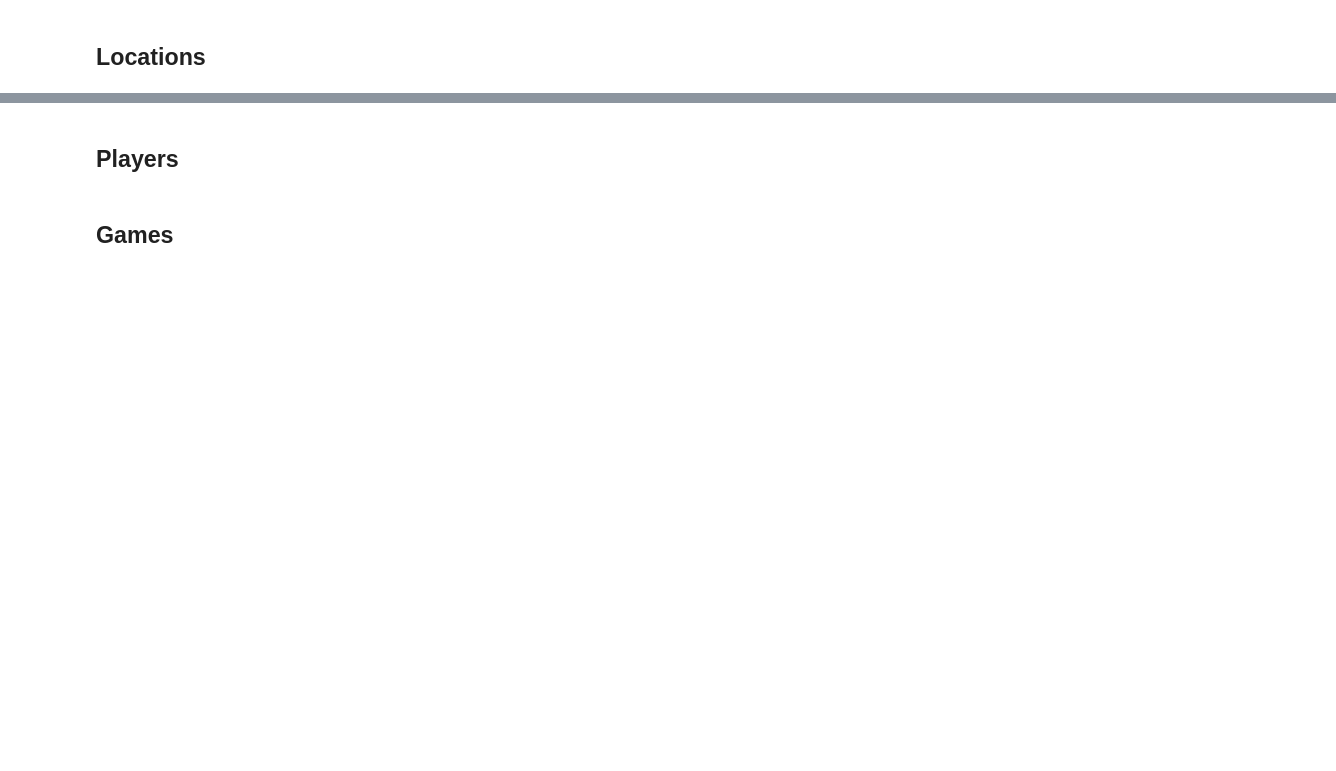
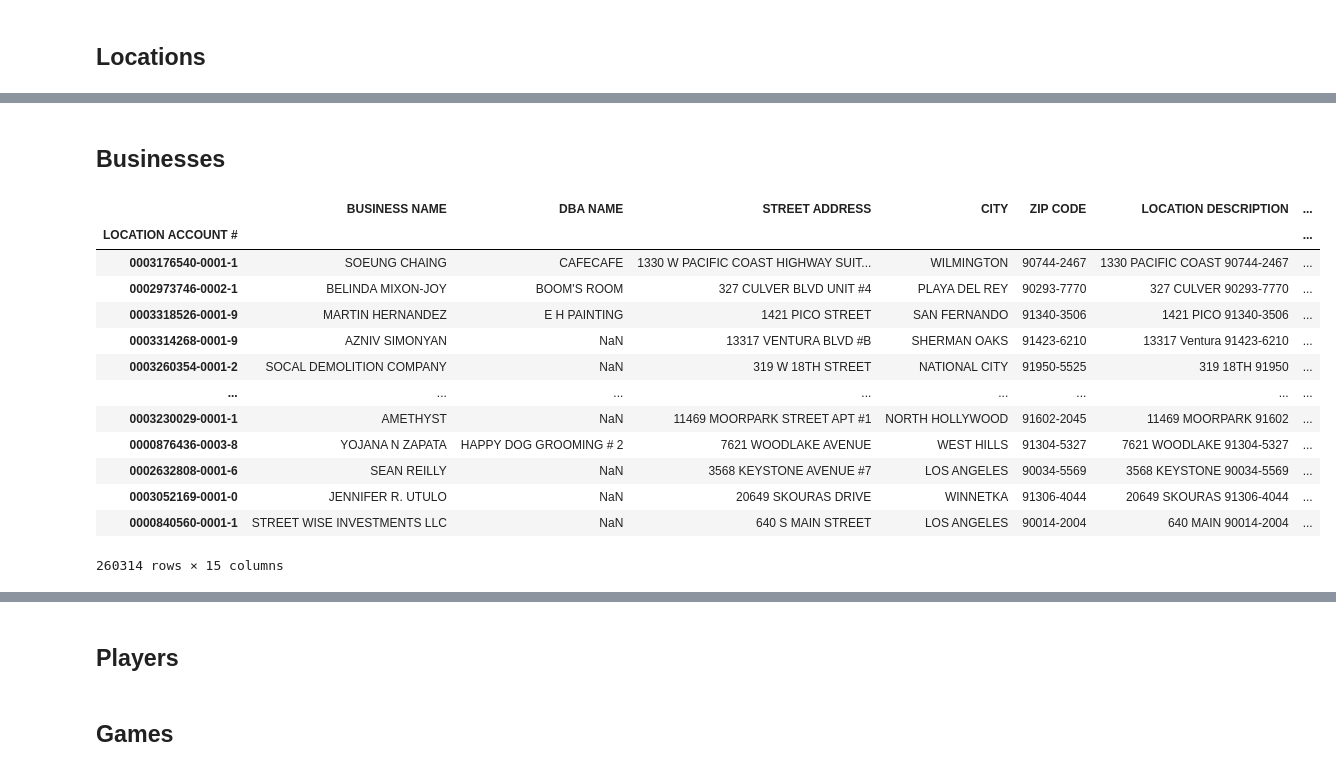
Before and after one commit to mircocazzaro/bitsei-db2-unipd, a Jupyter notebook: serializeLAdata.ipynb, the cells around one changed output, grey strips where cells are left out. Cells and saved outputs as stored; diff of their text form; code cells hidden in the pictures; blank space fills up the shorter version.

```diff
--- a/serializeLAdata.ipynb
+++ b/serializeLAdata.ipynb
@@ -459,0 +402,38 @@ Wall time: 55.8 s
+# %% [markdown]
+## Businesses
+# %%
+# Load the CSV files in memory
+activeBusinesses = pd.read_csv(activeBusinessesData, sep=',', index_col='LOCATION ACCOUNT #')
+closedBusinesses = pd.read_csv(closedBusinessesData, sep=',', index_col='LOCATION ACCOUNT #')
+closedBusinesses['LOCATION START DATE'] = pd.to_datetime(closedBusinesses['LOCATION START DATE'], format='%m/%d/%Y').dt.strftime('%Y-%m-%d')
+closedBusinesses['LOCATION END DATE'] = pd.to_datetime(closedBusinesses['LOCATION END DATE'], format='%m/%d/%Y').dt.strftime('%Y-%m-%d')
+
+businesses = pd.concat([activeBusinesses, closedBusinesses]).drop_duplicates()
+
+
+
+#create the graph
+g = Graph()
+
+# Bind the namespaces to a prefix for more readable output
+g.bind("foaf", FOAF)
+g.bind("xsd", XSD)
+#g.bind("countries", CNS)
+g.bind("lao", LAO)
+
+businesses
+# %% [output]
+|  | BUSINESS NAME | DBA NAME | STREET ADDRESS | CITY | ZIP CODE | LOCATION DESCRIPTION | ... |
+| LOCATION ACCOUNT # |  |  |  |  |  |  | ... |
+| 0003176540-0001-1 | SOEUNG CHAING | CAFECAFE | 1330 W PACIFIC COAST HIGHWAY SUIT... | WILMINGTON | 90744-2467 | 1330 PACIFIC COAST 90744-2467 | ... |
+| 0002973746-0002-1 | BELINDA MIXON-JOY | BOOM'S ROOM | 327 CULVER BLVD UNIT #4 | PLAYA DEL REY | 90293-7770 | 327 CULVER 90293-7770 | ... |
+| 0003318526-0001-9 | MARTIN HERNANDEZ | E H PAINTING | 1421 PICO STREET | SAN FERNANDO | 91340-3506 | 1421 PICO 91340-3506 | ... |
+| 0003314268-0001-9 | AZNIV SIMONYAN | NaN | 13317 VENTURA BLVD #B | SHERMAN OAKS | 91423-6210 | 13317 Ventura 91423-6210 | ... |
+| 0003260354-0001-2 | SOCAL DEMOLITION COMPANY | NaN | 319 W 18TH STREET | NATIONAL CITY | 91950-5525 | 319 18TH 91950 | ... |
+| ... | ... | ... | ... | ... | ... | ... | ... |
+| 0003230029-0001-1 | AMETHYST | NaN | 11469 MOORPARK STREET APT #1 | NORTH HOLLYWOOD | 91602-2045 | 11469 MOORPARK 91602 | ... |
+| 0000876436-0003-8 | YOJANA N ZAPATA | HAPPY DOG GROOMING # 2 | 7621 WOODLAKE AVENUE | WEST HILLS | 91304-5327 | 7621 WOODLAKE 91304-5327 | ... |
+| 0002632808-0001-6 | SEAN REILLY | NaN | 3568 KEYSTONE AVENUE #7 | LOS ANGELES | 90034-5569 | 3568 KEYSTONE 90034-5569 | ... |
+| 0003052169-0001-0 | JENNIFER R. UTULO | NaN | 20649 SKOURAS DRIVE | WINNETKA | 91306-4044 | 20649 SKOURAS 91306-4044 | ... |
+| 0000840560-0001-1 | STREET WISE INVESTMENTS LLC | NaN | 640 S MAIN STREET | LOS ANGELES | 90014-2004 | 640 MAIN 90014-2004 | ... |
+260314 rows × 15 columns
```
Also changed, not shown: parts of 12 cells of this notebook, 7 other files.
